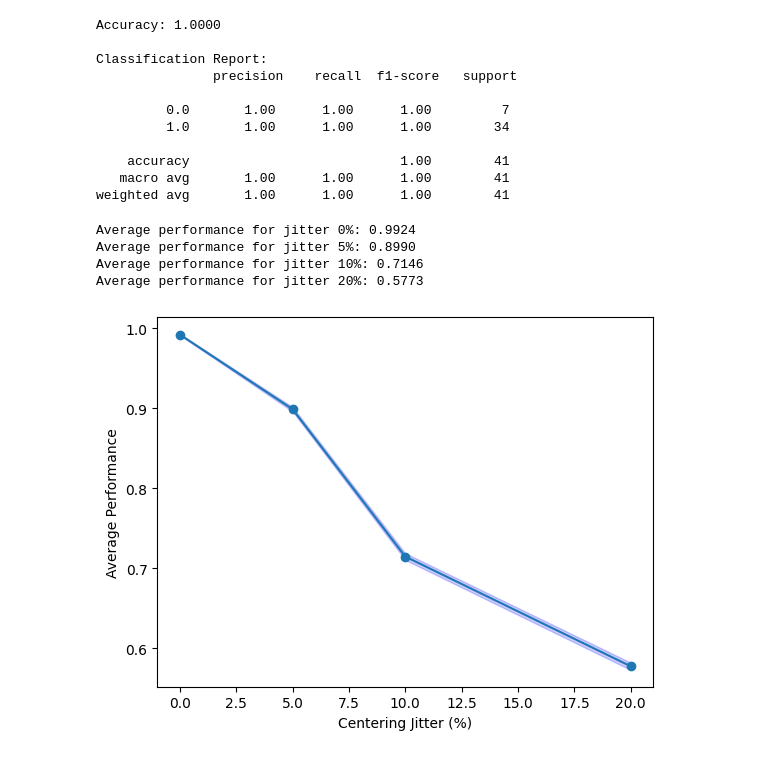
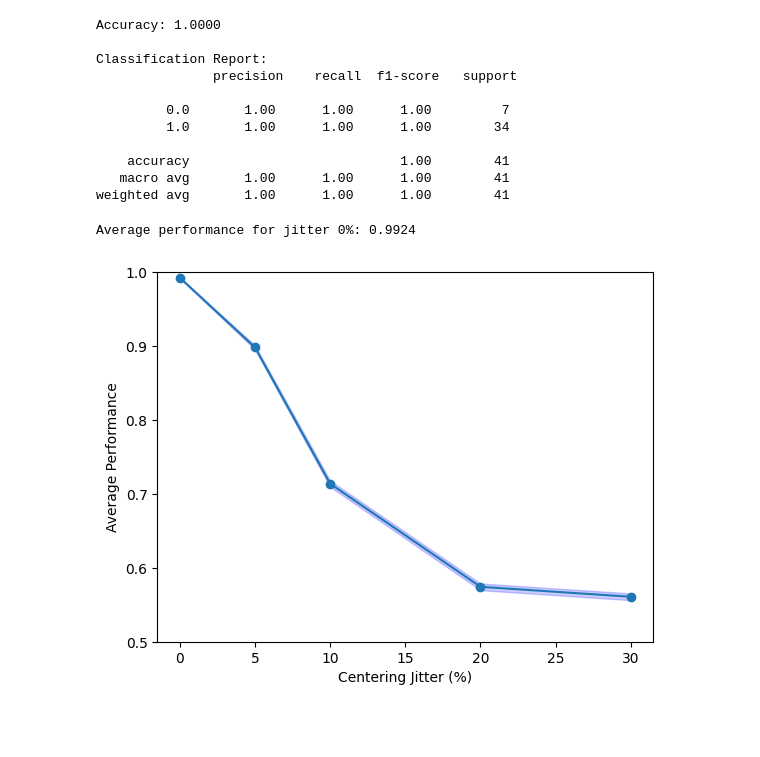
Before and after one commit to emeyer121/TreeShrewObjectRecognition, a Jupyter notebook: 5_behaviorModeling/noisyImgCentering.ipynb, the cells around one changed output. Cells and saved outputs as stored; diff of their text form; code cells hidden in the pictures; blank space fills up the shorter version.

```diff
--- a/5_behaviorModeling/noisyImgCentering.ipynb
+++ b/5_behaviorModeling/noisyImgCentering.ipynb
@@ -146,33 +152,32 @@ Classification Report:
     accuracy                           1.00        41
    macro avg       1.00      1.00      1.00        41
 weighted avg       1.00      1.00      1.00        41
+# %%
+def process_row(targ, dist, jj, Mdl, imgPath, ref_img):
+    cv2.setNumThreads(1)
+    targ_img = cv2.imread(f'{imgPath}camel_{int(targ)}.png',  cv2.IMREAD_GRAYSCALE)
+    dist_img = cv2.imread(f'{imgPath}wrench_{int(dist)}.png', cv2.IMREAD_GRAYSCALE)
+    targ_img_centered = center_image(targ_img, ref_img, jj)
+    dist_img_centered = center_image(dist_img, ref_img, jj)
+    targ_score = Mdl.decision_function(targ_img_centered.reshape(1, -1))
+    dist_score = Mdl.decision_function(dist_img_centered.reshape(1, -1))
+    return 1 if (targ_score - dist_score) > 0 else 0
 # %%
+from joblib import Parallel, delayed, parallel_backend
+
 ref_img = cv2.imread(f'{imgPath}camel_0.png', cv2.IMREAD_GRAYSCALE)
 df = pd.read_csv(getDataPath + taskName + ".csv")
 
-jitt = [0, 5, 10, 20]
+jitt = [0, 5, 10, 20, 30]
 
 avg_performance = np.full(len(jitt), np.nan)
 confidence_interval = np.full((len(jitt), 2), np.nan)
 for idx, jj in enumerate(jitt):
-    correct_choice = np.full(len(df), np.nan)
-    for index, row in df.iterrows():
-        targ = df['T_Expt_ID'][index]
-        dist = df['D_Expt_ID'][index]
-
-        targ_img = cv2.imread(f'{imgPath}camel_{int(targ)}.png', cv2.IMREAD_GRAYSCALE)
-        dist_img = cv2.imread(f'{imgPath}wrench_{int(dist)}.png', cv2.IMREAD_GRAYSCALE)
-
-        targ_img_centered = center_image(targ_img, ref_img, jj)
-        dist_img_centered = center_image(dist_img, ref_img, jj)
-
-        # Extract scores from trained SVM model
-        targ_score = Mdl.decision_function(targ_img_centered.reshape(1, -1))
-        dist_score = Mdl.decision_function(dist_img_centered.reshape(1, -1))
-
-        # Determine score difference and accuracy based on score difference
-        score_diff = targ_score - dist_score
-        correct_choice[index] = 1 if score_diff > 0 else 0
+    with parallel_backend('loky', inner_max_num_threads=1):
+        correct_choice = np.array(Parallel(n_jobs=4)(
+            delayed(process_row)(df['T_Expt_ID'][i], df['D_Expt_ID'][i], jj, Mdl, imgPath, ref_img)
+            for i in range(len(df))
+        ))
 
     # Compute Avg Performance and 95% confidence interval
     confidence_interval[idx,:] = stats.t.interval(0.95, len(correct_choice)-1, loc=np.mean(correct_choice), scale=stats.sem(correct_choice))
@@ -180,16 +185,15 @@ for idx, jj in enumerate(jitt):
     print(f"Average performance for jitter {jj}%: {avg_performance[idx]:.4f}")
 # %% [output]
 Average performance for jitter 0%: 0.9924
-Average performance for jitter 5%: 0.8990
-Average performance for jitter 10%: 0.7146
-Average performance for jitter 20%: 0.5773
 # %%
 plt.figure()
 plt.plot(jitt, avg_performance, marker='o')
 plt.fill_between(jitt, confidence_interval[:, 0], confidence_interval[:, 1], color='b', alpha=0.2)
+plt.ylim(0.5, 1)
 plt.xlabel('Centering Jitter (%)')
 plt.ylabel('Average Performance')
-plt.savefig(f'./figures/noisyImgCentering_performance.png', dpi=300)
+plt.savefig(f'./figures/Camel_v2_test_nn_jitter_img_perf_traincent.png', dpi=300)
+plt.savefig(f'./figures/Camel_v2_test_nn_jitter_img_perf_traincent.svg', dpi=300)
 plt.show()
 # %% [output]
-[figure, old version]
+[figure, new version]
```
Also changed, not shown: parts of 3 cells of this notebook, 2 other files.
